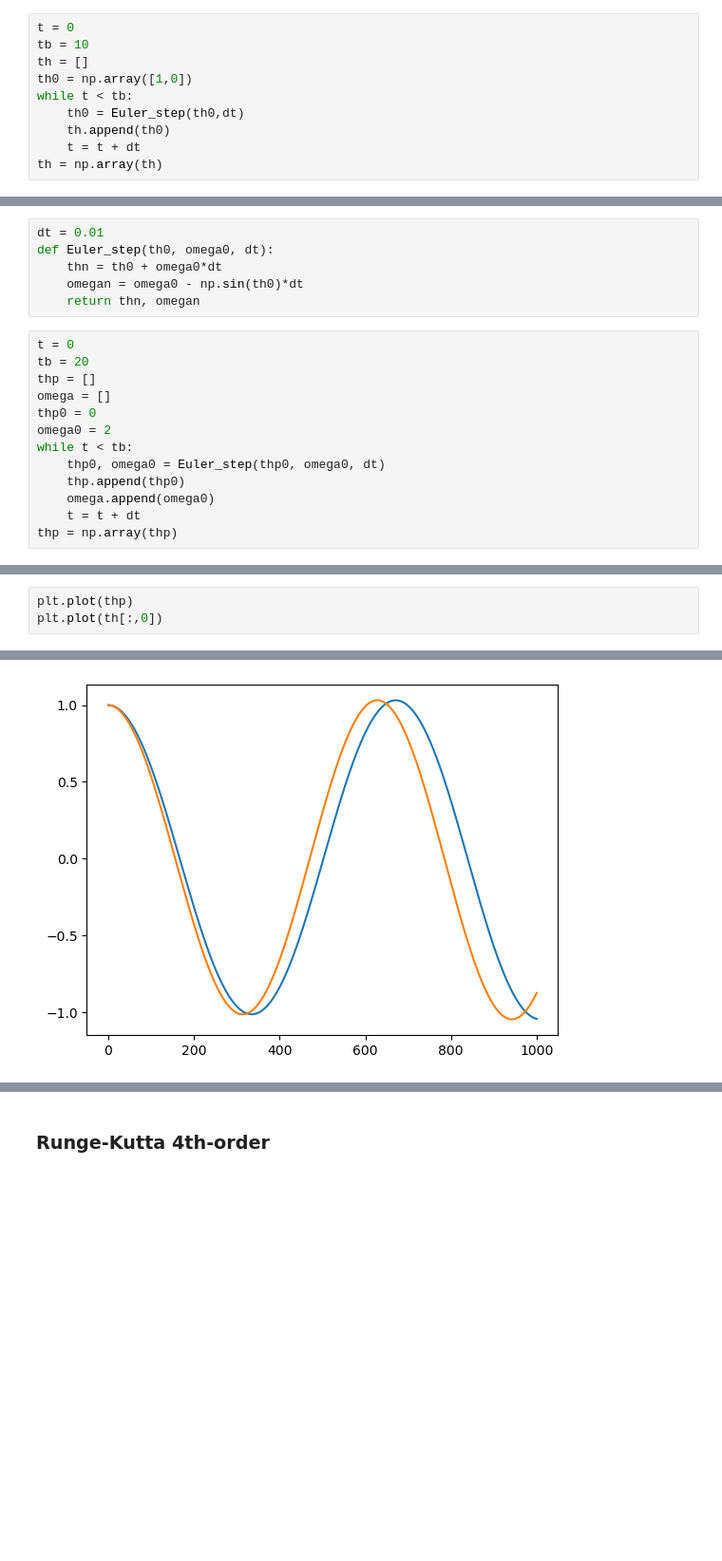
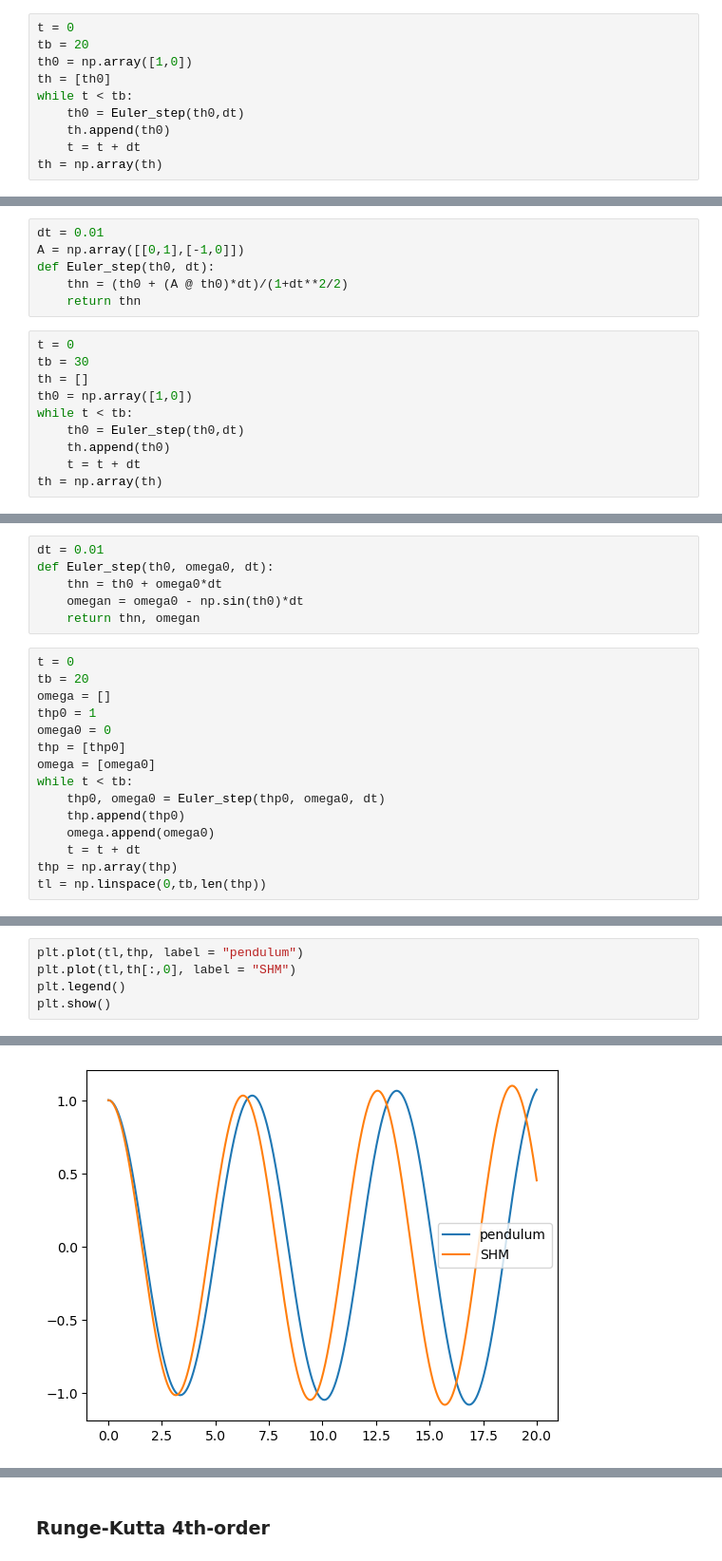
Before and after one commit to chihweiw/Numerical_Computation_Tutorial, a Jupyter notebook: Numerical_method_introduction.ipynb, the cells around one changed output, grey strips where cells are left out. Shown at 95% size. Cells and saved outputs as stored; diff of their text form; blank space fills up the shorter version.

```diff
--- a/Numerical_method_introduction.ipynb
+++ b/Numerical_method_introduction.ipynb
@@ -12,9 +12,9 @@ def Euler_step(th0, dt):
     return thn
 # %%
 t = 0
-tb = 10
-th = []
+tb = 20
 th0 = np.array([1,0])
+th = [th0]
 while t < tb:
     th0 = Euler_step(th0,dt)
     th.append(th0)
@@ -32,0 +35,16 @@ plt.plot(th[:,0],th[:,1])
+# %%
+dt = 0.01
+A = np.array([[0,1],[-1,0]])
+def Euler_step(th0, dt):
+    thn = (th0 + (A @ th0)*dt)/(1+dt**2/2)
+    return thn
+# %%
+t = 0
+tb = 30
+th = []
+th0 = np.array([1,0])
+while t < tb:
+    th0 = Euler_step(th0,dt)
+    th.append(th0)
+    t = t + dt
+th = np.array(th)
@@ -43,14 +71,16 @@ def Euler_step(th0, omega0, dt):
 # %%
 t = 0
 tb = 20
-thp = []
 omega = []
-thp0 = 0
-omega0 = 2
+thp0 = 1
+omega0 = 0
+thp = [thp0]
+omega = [omega0]
 while t < tb:
     thp0, omega0 = Euler_step(thp0, omega0, dt)
     thp.append(thp0)
     omega.append(omega0)
     t = t + dt
 thp = np.array(thp)
+tl = np.linspace(0,tb,len(thp))
 # %%
@@ -61,4 +91,6 @@ plt.plot(thp)
 # %%
-plt.plot(thp)
-plt.plot(th[:,0])
+plt.plot(tl,thp, label = "pendulum")
+plt.plot(tl,th[:,0], label = "SHM")
+plt.legend()
+plt.show()
 # %% [output]
@@ -66 +97 @@ plt.plot(th[:,0])
-[figure, old version]
+[figure, new version]
```
Also changed, not shown: parts of 19 cells of this notebook.
